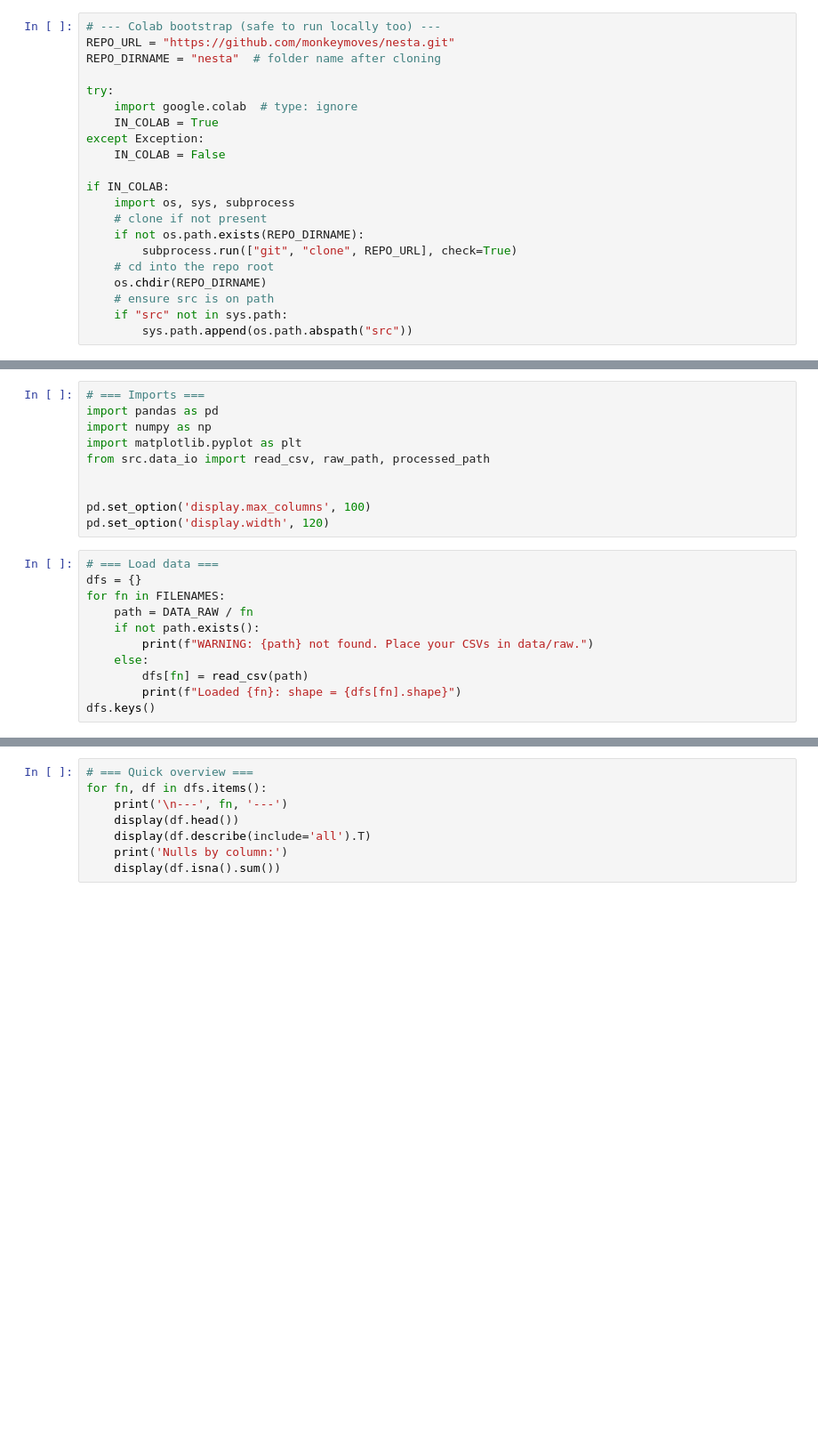
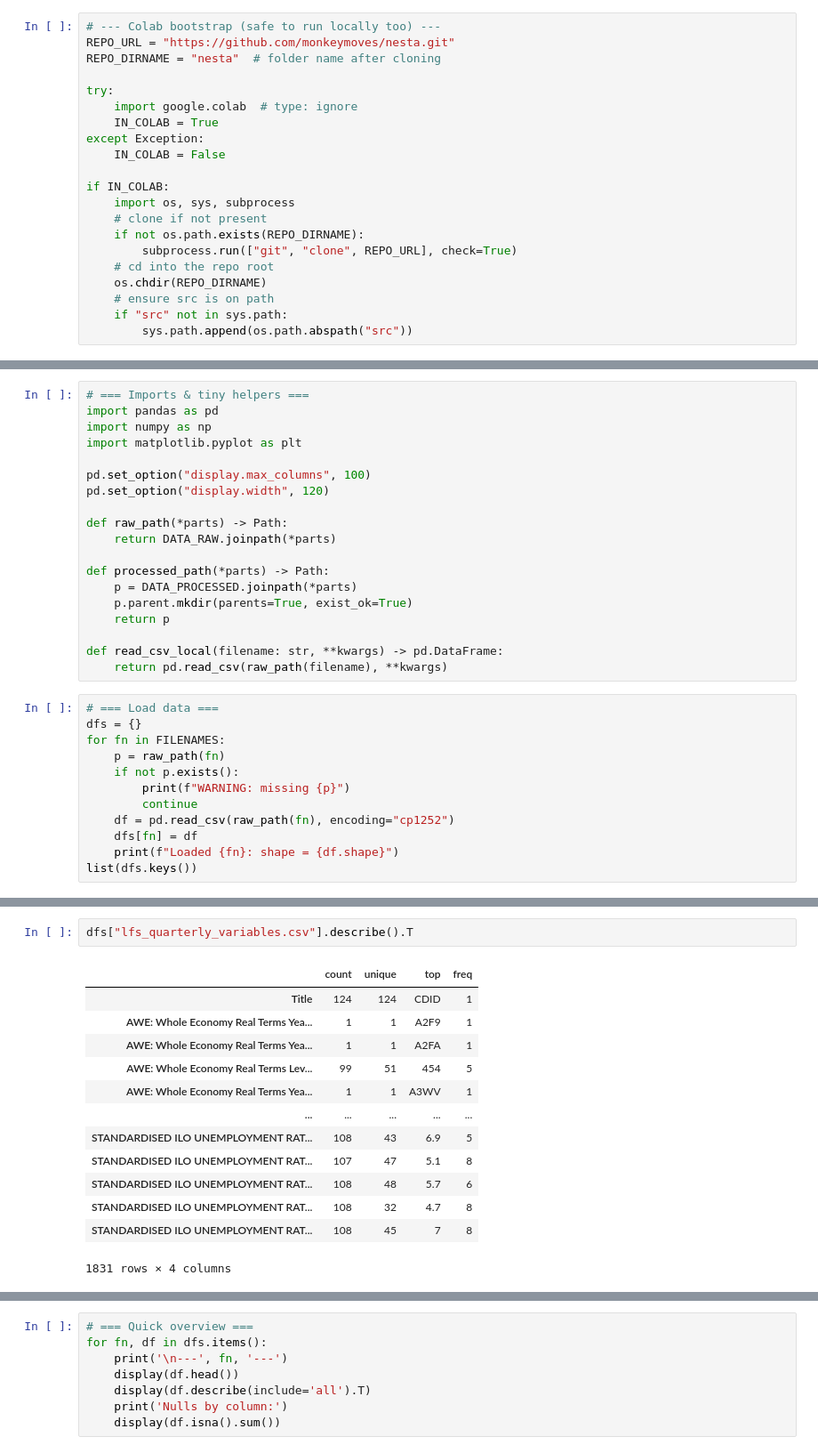
Before and after one commit to monkeymoves/nesta, a Jupyter notebook: notebooks/01_exploration.ipynb, the cells around one changed output, grey strips where cells are left out. Shown at 89% size. Cells and saved outputs as stored; diff of their text form; blank space fills up the shorter version.

```diff
--- a/notebooks/01_exploration.ipynb
+++ b/notebooks/01_exploration.ipynb
@@ -54,22 +52,32 @@ Files to load: ['nh_monthly_variables.csv', 'ifs_quarterly_variables.csv', 'qual
 # %%
-# === Imports ===
+# === Imports & tiny helpers ===
 import pandas as pd
 import numpy as np
 import matplotlib.pyplot as plt
-from src.data_io import read_csv, raw_path, processed_path
 
+pd.set_option("display.max_columns", 100)
+pd.set_option("display.width", 120)
 
-pd.set_option('display.max_columns', 100)
-pd.set_option('display.width', 120)
+def raw_path(*parts) -> Path:
+    return DATA_RAW.joinpath(*parts)
+
+def processed_path(*parts) -> Path:
+    p = DATA_PROCESSED.joinpath(*parts)
+    p.parent.mkdir(parents=True, exist_ok=True)
+    return p
+
+def read_csv_local(filename: str, **kwargs) -> pd.DataFrame:
+    return pd.read_csv(raw_path(filename), **kwargs)
 # %%
 # === Load data ===
 dfs = {}
 for fn in FILENAMES:
-    path = DATA_RAW / fn
-    if not path.exists():
-        print(f"WARNING: {path} not found. Place your CSVs in data/raw.")
-    else:
-        dfs[fn] = read_csv(path)
-        print(f"Loaded {fn}: shape = {dfs[fn].shape}")
-dfs.keys()
+    p = raw_path(fn)
+    if not p.exists():
+        print(f"WARNING: missing {p}")
+        continue
+    df = pd.read_csv(raw_path(fn), encoding="cp1252")
+    dfs[fn] = df
+    print(f"Loaded {fn}: shape = {df.shape}")
+list(dfs.keys())
 # %% [output]
@@ -80,0 +92,16 @@ dict_keys([])
+# %%
+dfs["lfs_quarterly_variables.csv"].describe().T
+# %% [output]
+|  | count | unique | top | freq |
+| Title | 124 | 124 | CDID | 1 |
+| AWE: Whole Economy Real Terms Yea... | 1 | 1 | A2F9 | 1 |
+| AWE: Whole Economy Real Terms Yea... | 1 | 1 | A2FA | 1 |
+| AWE: Whole Economy Real Terms Lev... | 99 | 51 | 454 | 5 |
+| AWE: Whole Economy Real Terms Yea... | 1 | 1 | A3WV | 1 |
+| ... | ... | ... | ... | ... |
+| STANDARDISED ILO UNEMPLOYMENT RAT... | 108 | 43 | 6.9 | 5 |
+| STANDARDISED ILO UNEMPLOYMENT RAT... | 107 | 47 | 5.1 | 8 |
+| STANDARDISED ILO UNEMPLOYMENT RAT... | 108 | 48 | 5.7 | 6 |
+| STANDARDISED ILO UNEMPLOYMENT RAT... | 108 | 32 | 4.7 | 8 |
+| STANDARDISED ILO UNEMPLOYMENT RAT... | 108 | 45 | 7 | 8 |
+1831 rows × 4 columns
```
Also changed, not shown: parts of 4 cells of this notebook.
